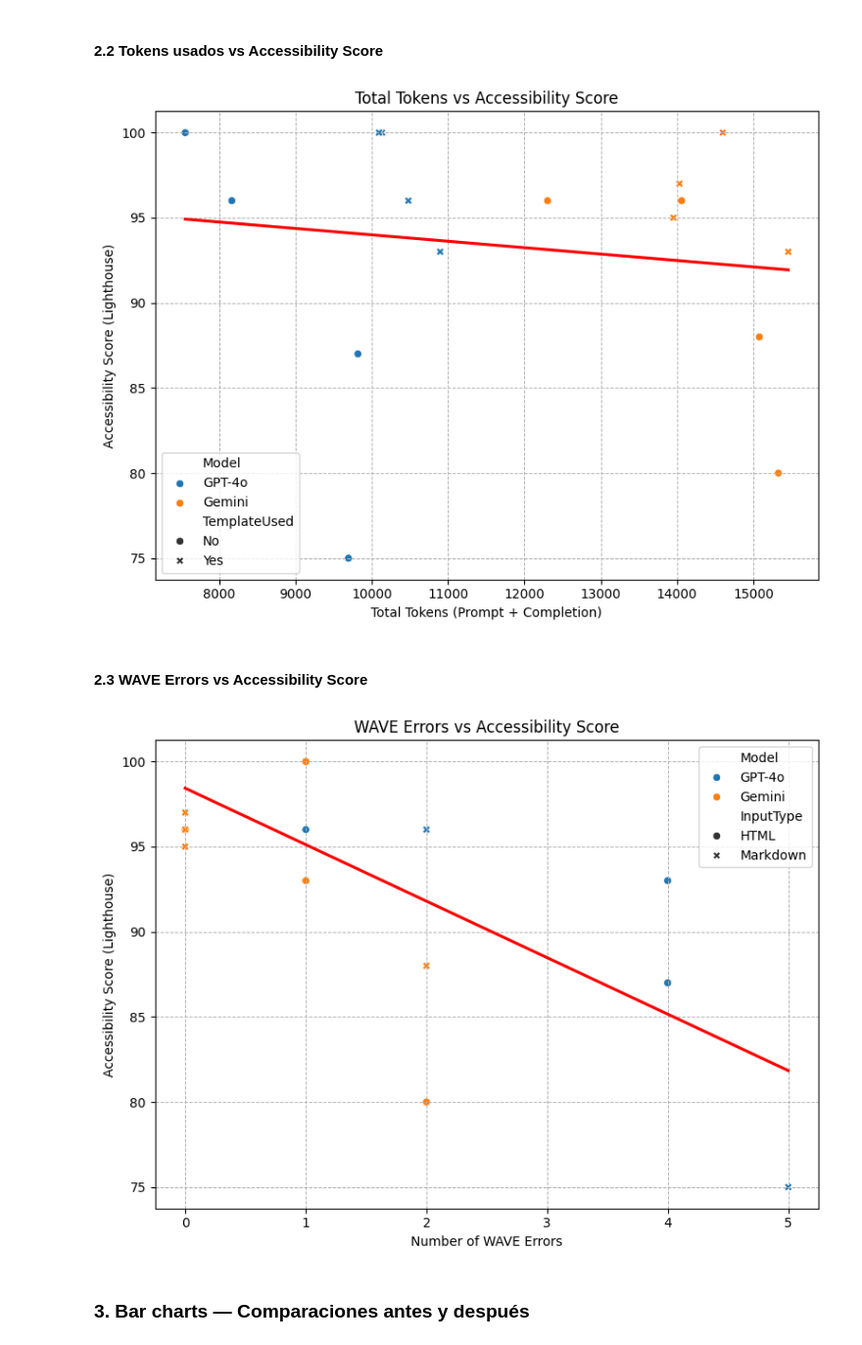
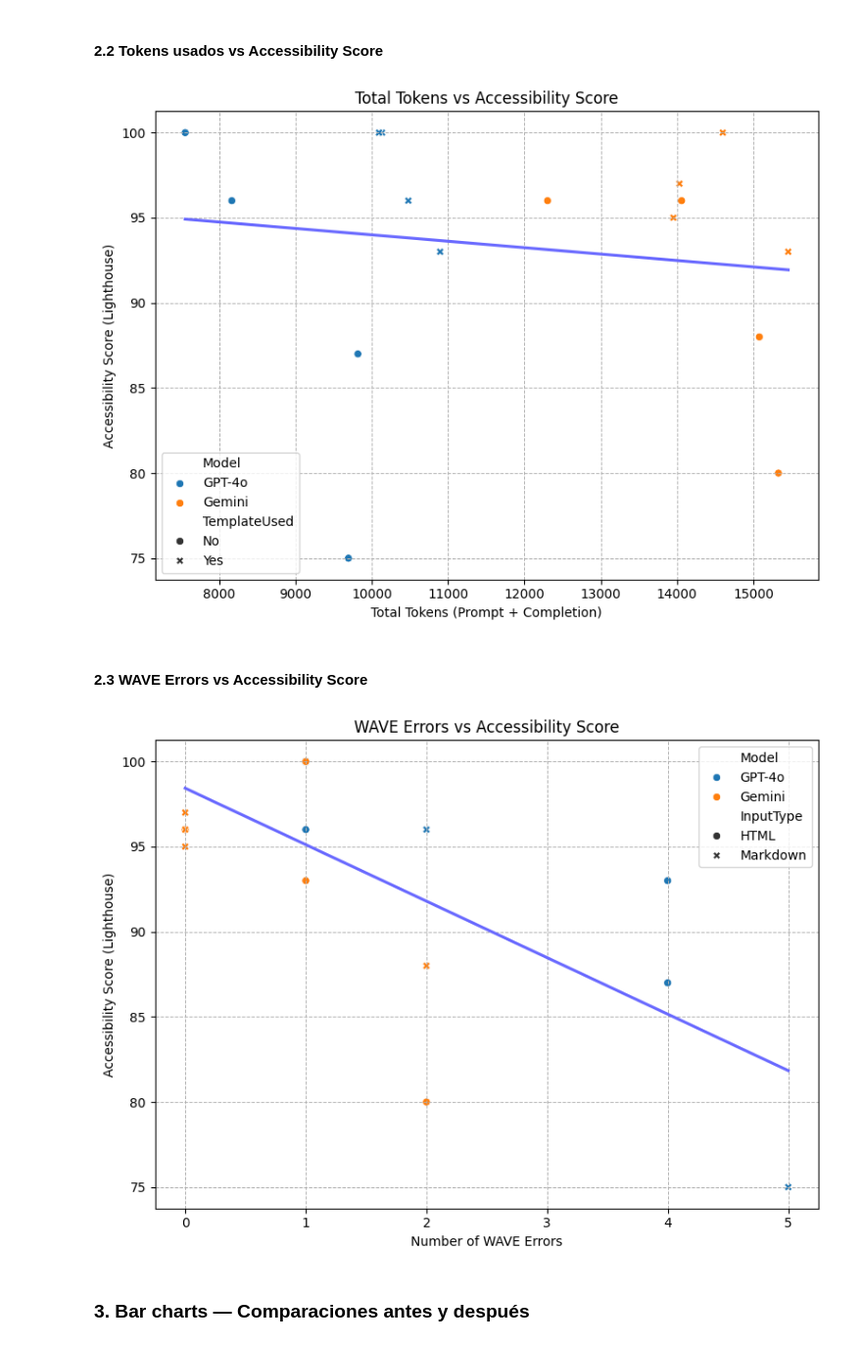
Before and after one commit to gverafei/webaccessibility-llm-prompting, a Jupyter notebook: scraping.ipynb, the cells around one changed output. Shown at 98% size. Saved outputs shown, nothing was run; the diff lists cells and outputs as text; code cells hidden in the pictures.

```diff
--- a/scraping.ipynb
+++ b/scraping.ipynb
@@ -1236,7 +1236,7 @@ plt.show()
 # %%
 plt.figure(figsize=(8,6))
 sns.scatterplot(x='TotalTokens', y='AccessibilityScore', hue=df['Model'], style=df['TemplateUsed'], data=df)
-sns.regplot(x='TotalTokens', y='AccessibilityScore', data=df, scatter=False, color='red', ci=None)
+sns.regplot(x='TotalTokens', y='AccessibilityScore', data=df, scatter=False, color='#6969FF', ci=None)
 plt.title('Total Tokens vs Accessibility Score')
 plt.xlabel('Total Tokens (Prompt + Completion)')
 plt.ylabel('Accessibility Score (Lighthouse)')
@@ -1245,22 +1245,22 @@ plt.tight_layout()
 plt.savefig('figures/scatter_tokens_vs_accessibility.jpg', dpi=300)
 plt.show()
 # %% [output]
-[figure, old version]
+[figure, new version]
 # %% [markdown]
 #### 2.3 WAVE Errors vs Accessibility Score
 # %%
 plt.figure(figsize=(8,6))
 sns.scatterplot(x='WAVEErrors', y='AccessibilityScore', hue=df['Model'], style=df['InputType'], data=df)
-sns.regplot(x='WAVEErrors', y='AccessibilityScore', data=df, scatter=False, color='red', ci=None)
+sns.regplot(x='WAVEErrors', y='AccessibilityScore', data=df, scatter=False, color='#6969FF', ci=None)
 plt.title('WAVE Errors vs Accessibility Score')
 plt.xlabel('Number of WAVE Errors')
 plt.ylabel('Accessibility Score (Lighthouse)')
 plt.grid(linestyle='--', linewidth=0.7)
 plt.tight_layout()
 plt.savefig('figures/scatter_waveerrors_vs_accessibility.jpg', dpi=300)
 plt.show()
 # %% [output]
-[figure, old version]
+[figure, new version]
 # %% [markdown]
 ### 3. Bar charts — Comparaciones antes y después
 # %% [markdown]
```
Also changed, not shown: parts of 4 cells of this notebook, 5 other files.
